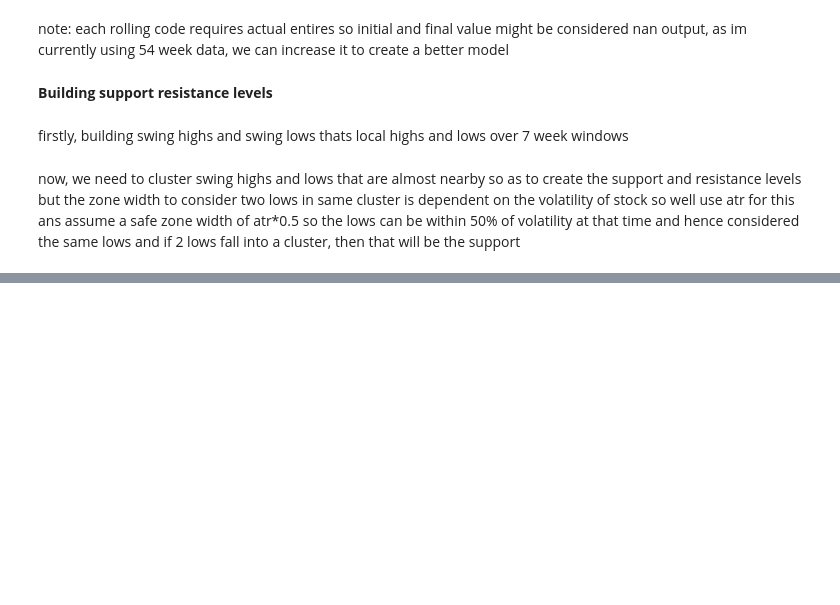
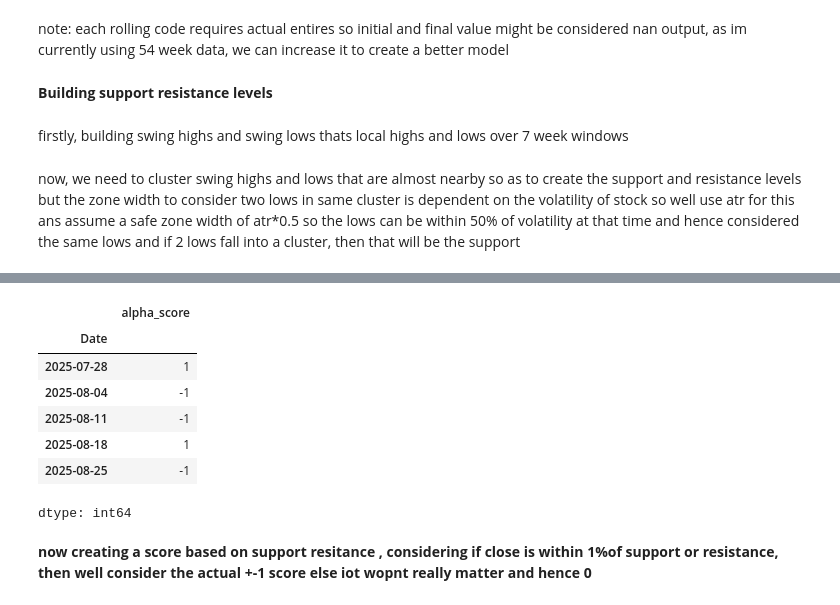
Before and after one commit to harjasjolly-create/algorithmic-stock-rating-program, a Jupyter notebook: hypothesis_verifier.ipynb, the cells around one changed output, grey strips where cells are left out. Drawn from its saved outputs; the diff is of its cells as text; code cells hidden in the pictures; blank space fills up the shorter version.

```diff
--- a/hypothesis_verifier.ipynb
+++ b/hypothesis_verifier.ipynb
@@ -239,0 +278,4 @@ true_resistance
+# %%
+snp_data=yf.download("^GSPC",period="54wk",interval="1wk")
+snp_close=pd.DataFrame(snp_data).iloc[:,0]
+snp_close.info()
@@ -239,0 +292,23 @@ true_resistance
+# %%
+#now comparison
+#ill be using 2 week timeframe for return comparison
+stock_data['stock_return_2wk']=(stock_data['shifted_close']-stock_data[('Close', 'AAPL')])/stock_data[('Close', 'AAPL')]
+snp_data['shifted_close']=snp_close.shift(-2)
+stock_data['snp_return_2wk']=(snp_data['shifted_close']-snp_data[('Close', '^GSPC')])/snp_data[('Close', '^GSPC')]
+stock_data['aplha']=stock_data['stock_return_2wk']-stock_data['snp_return_2wk']
+#considering a buffer oif 0.5% so as to remove buffer as if alpha is 0.2% more than benchmark, it isnt really a great winner but similiar to 0 so just a noise so well consider it as 0
+conditions=[(stock_data['aplha']>0.005),stock_data['aplha']<0.005]
+choices=[1,-1]
+stock_data["alpha_score"]=np.select(conditions,choices,default=0)
+stock_data['alpha_score'].head()
+# %% [output]
+|  | alpha_score |
+| Date |  |
+| 2025-07-28 | 1 |
+| 2025-08-04 | -1 |
+| 2025-08-11 | -1 |
+| 2025-08-18 | 1 |
+| 2025-08-25 | -1 |
+dtype: int64
+# %% [markdown]
+**now creating a score based on support resitance , considering if close is within 1%of support or resistance, then well consider the actual +-1 score else iot wopnt really matter and hence 0**
```
Also changed, not shown: parts of 19 cells of this notebook.
